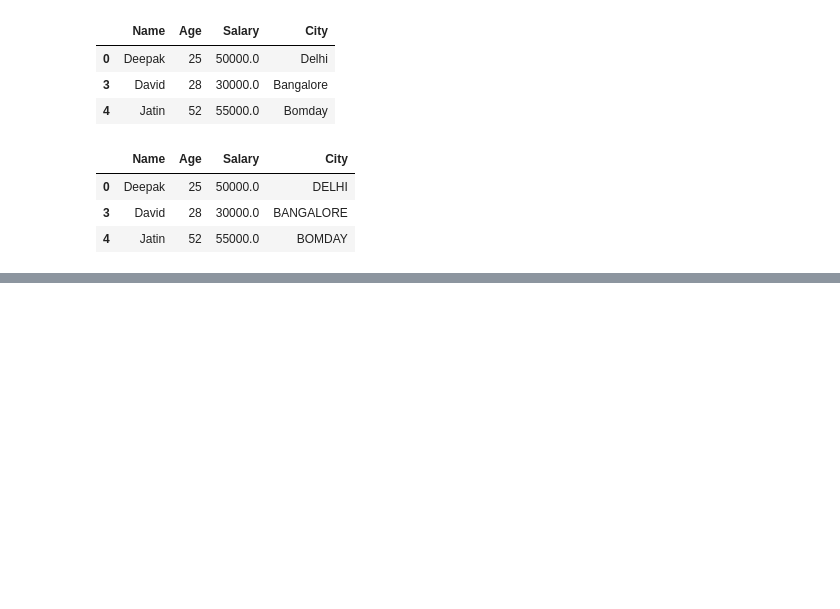
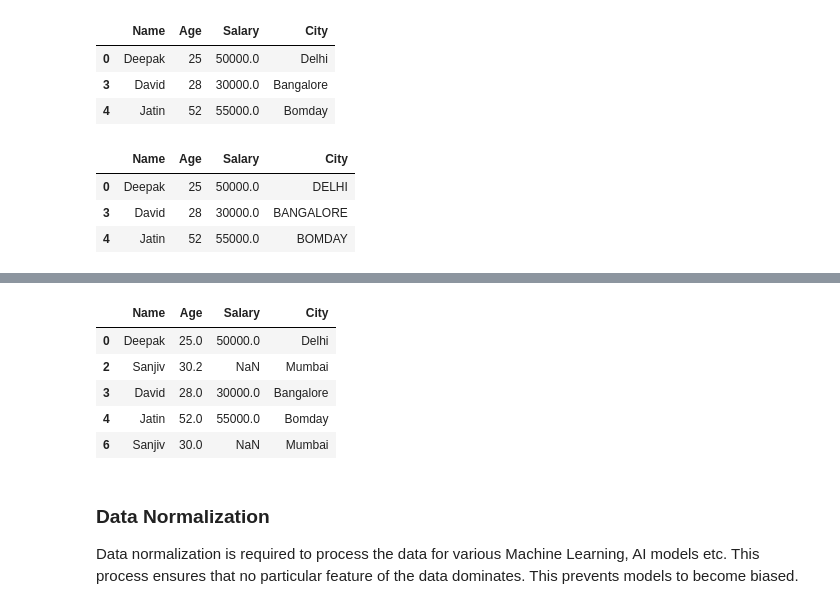
Before and after one commit to navgaur/AWP, a Jupyter notebook: 1.ipynb, the cells around one changed output, grey strips where cells are left out. Cells and saved outputs as stored; diff of their text form; code cells hidden in the pictures; blank space fills up the shorter version.

```diff
--- a/1.ipynb
+++ b/1.ipynb
@@ -346,0 +362,14 @@ df31
+# %%
+df3
+# %% [output]
+|  | Name | Age | Salary | City |
+| 0 | Deepak | 25.0 | 50000.0 | Delhi |
+| 2 | Sanjiv | 30.2 | NaN | Mumbai |
+| 3 | David | 28.0 | 30000.0 | Bangalore |
+| 4 | Jatin | 52.0 | 55000.0 | Bomday |
+| 6 | Sanjiv | 30.0 | NaN | Mumbai |
+# %% [markdown]
+### **Data Normalization**
+
+Data normalization is required to process the data for various Machine Learning, AI models etc. This process ensures that no particular feature of the
+data dominates. This prevents models to become biased.
```
Also changed, not shown: parts of 2 cells of this notebook.
